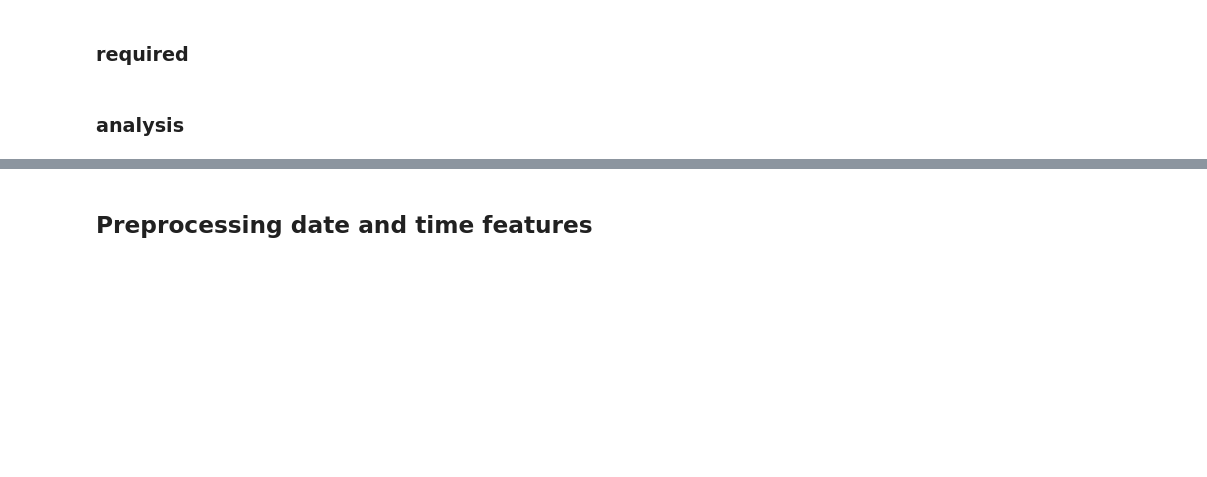
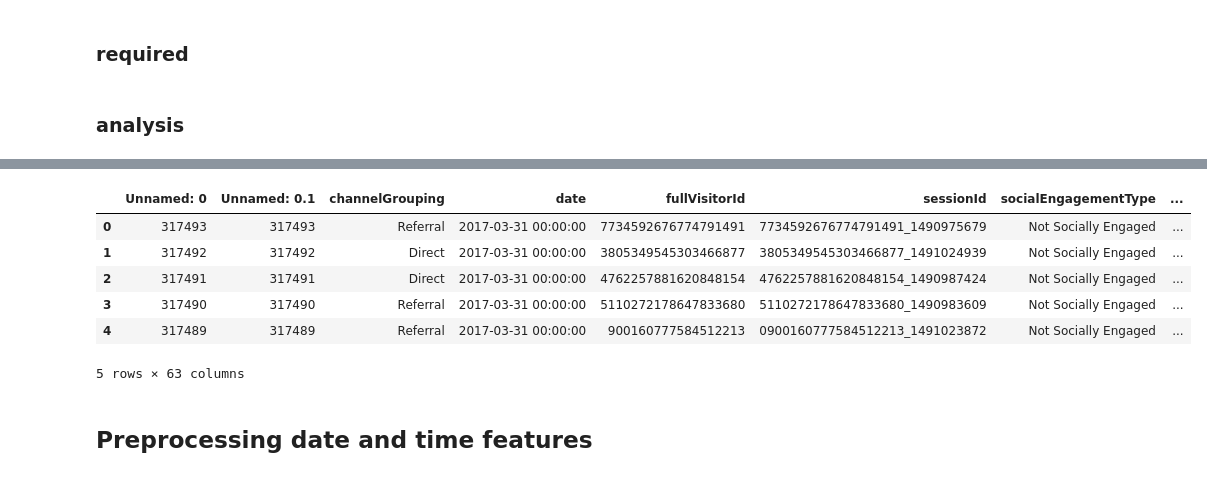
Before and after one commit to Pavan-Sangha/Kaggle-Google-Analytics-Customer-Revenue, a Jupyter notebook: Model_Build.ipynb, the cells around one changed output, grey strips where cells are left out. Drawn from its saved outputs; the diff is of its cells as text; code cells hidden in the pictures; blank space fills up the shorter version.

```diff
--- a/Model_Build.ipynb
+++ b/Model_Build.ipynb
@@ -101,3 +118,3 @@ train = pd.read_csv('/Users/psangha/Desktop/Kaggle/Kaggle-Google-Analytics-Custo
 # %%
-val = pd.read_csv('/Users/psangha/Desktop/Kaggle/Kaggle-Google-Analytics-Customer-Revenue/data/val.csv')
+val_master = pd.read_csv('/Users/psangha/Desktop/Kaggle/Kaggle-Google-Analytics-Customer-Revenue/data/val.csv')
 # %%
@@ -111,5 +144,13 @@ test.head()
 # %%
-val.head()
+val_master.head()
+# %% [output]
+|  | Unnamed: 0 | Unnamed: 0.1 | channelGrouping | date | fullVisitorId | sessionId | socialEngagementType | ... |
+| 0 | 317493 | 317493 | Referral | 2017-03-31 00:00:00 | 7734592676774791491 | 7734592676774791491_1490975679 | Not Socially Engaged | ... |
+| 1 | 317492 | 317492 | Direct | 2017-03-31 00:00:00 | 3805349545303466877 | 3805349545303466877_1491024939 | Not Socially Engaged | ... |
+| 2 | 317491 | 317491 | Direct | 2017-03-31 00:00:00 | 4762257881620848154 | 4762257881620848154_1490987424 | Not Socially Engaged | ... |
+| 3 | 317490 | 317490 | Referral | 2017-03-31 00:00:00 | 5110272178647833680 | 5110272178647833680_1490983609 | Not Socially Engaged | ... |
+| 4 | 317489 | 317489 | Referral | 2017-03-31 00:00:00 | 900160777584512213 | 0900160777584512213_1491023872 | Not Socially Engaged | ... |
+5 rows × 63 columns
 # %% [markdown]
 ## Preprocessing date and time features
 # %% [markdown]
```
Also changed, not shown: parts of 41 cells of this notebook.
